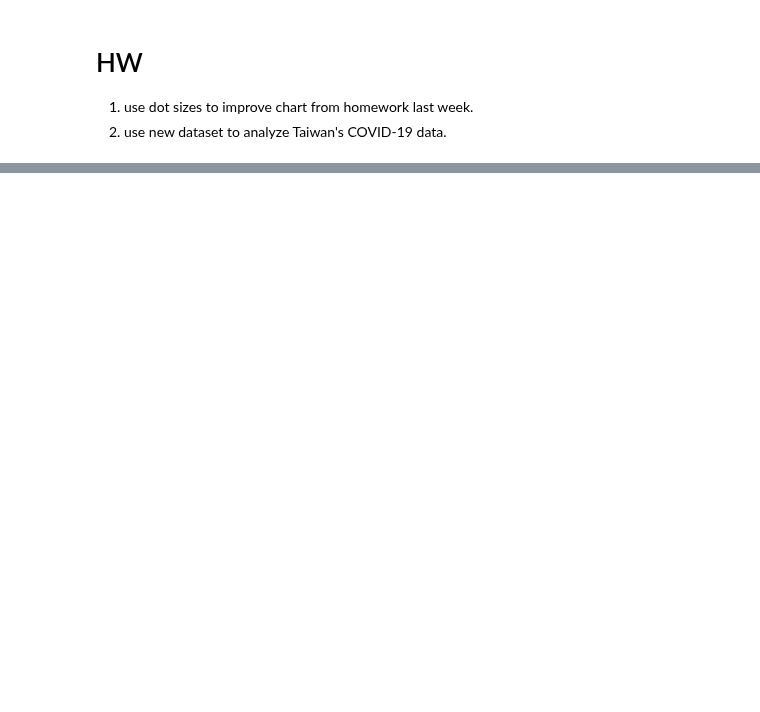
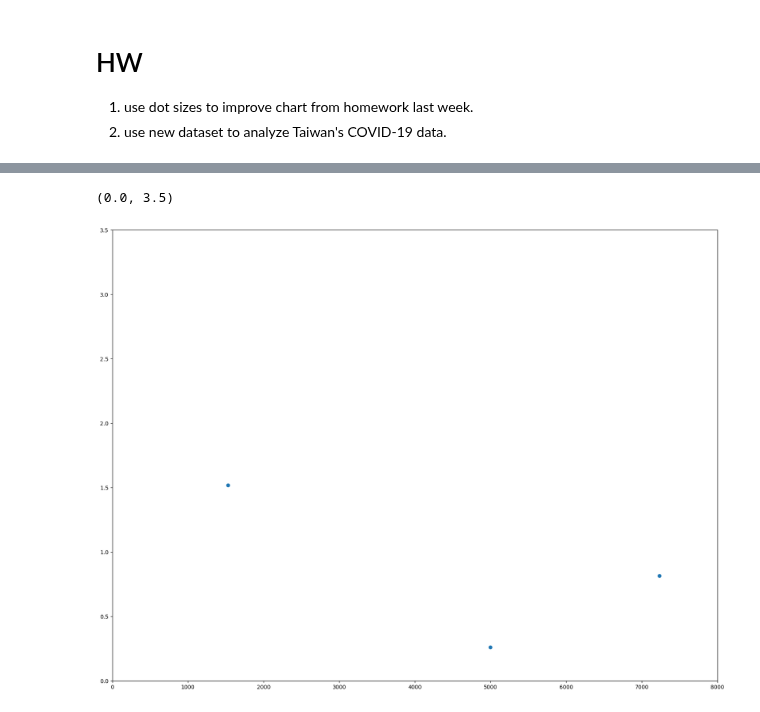
Before and after one commit to belongtothenight/BD_ML_Code, a Jupyter notebook: src/BD_w14_hw.ipynb, the cells around one changed output, grey strips where cells are left out. Cells and saved outputs as stored; diff of their text form; code cells hidden in the pictures; blank space fills up the shorter version.

```diff
--- a/src/BD_w14_hw.ipynb
+++ b/src/BD_w14_hw.ipynb
@@ -141,0 +149,9 @@ newDF.head()
+# %%
+# X = newDF['EXD2020'] + newDF['EXD2021']
+X = newDF['EDPP2020'] + newDF['EDPP2021']
+X.rename('X', inplace=True)
+# Y = newDF['EXD2022'] / X
+Y = newDF['EDPP2022'] / X
+Y.rename('Y', inplace=True)
+newDF = pd.concat([newDF, X, Y], axis=1)
+newDF.head()
@@ -141,0 +165,8 @@ newDF.head()
+# %%
+plt.figure(figsize=(20, 15))
+plt.scatter(newDF['X'], newDF['Y'])
+plt.xlim(0, 8000)
+plt.ylim(0, 3.5)
+# %% [output]
+(0.0, 3.5)
+[figure, added]
```
Also changed, not shown: parts of 18 cells of this notebook.
